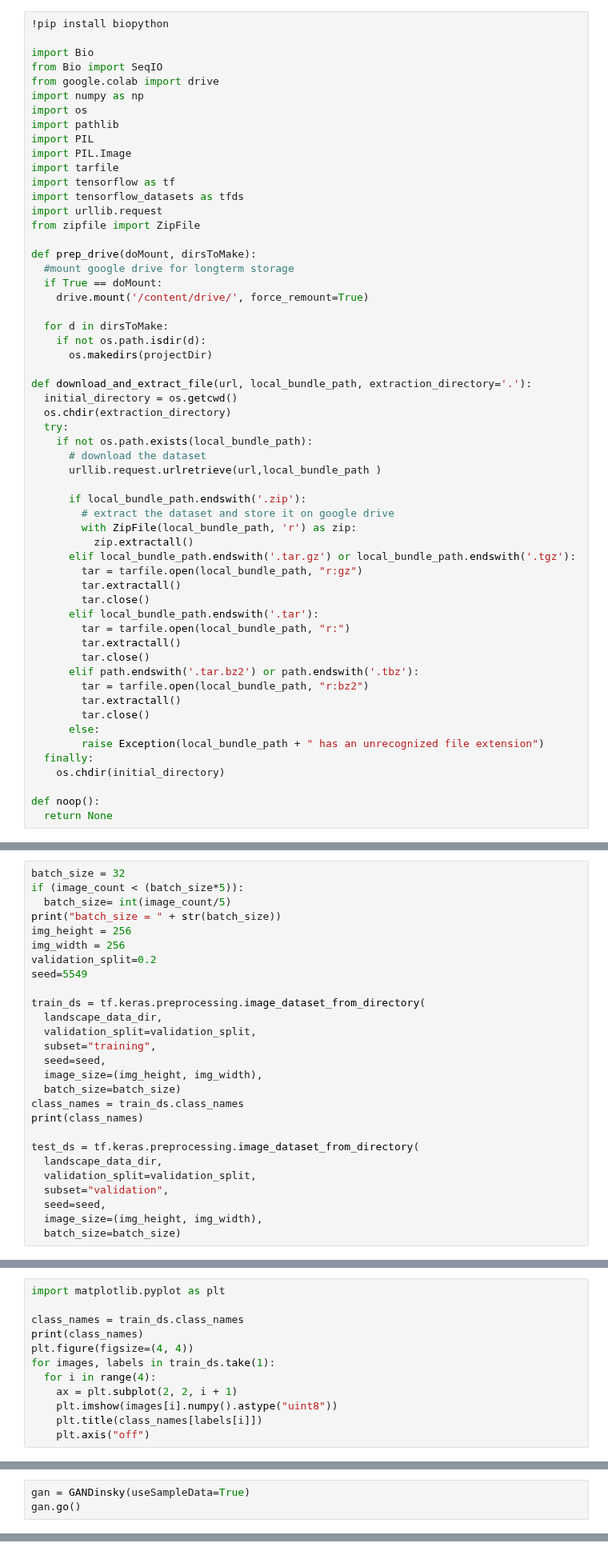
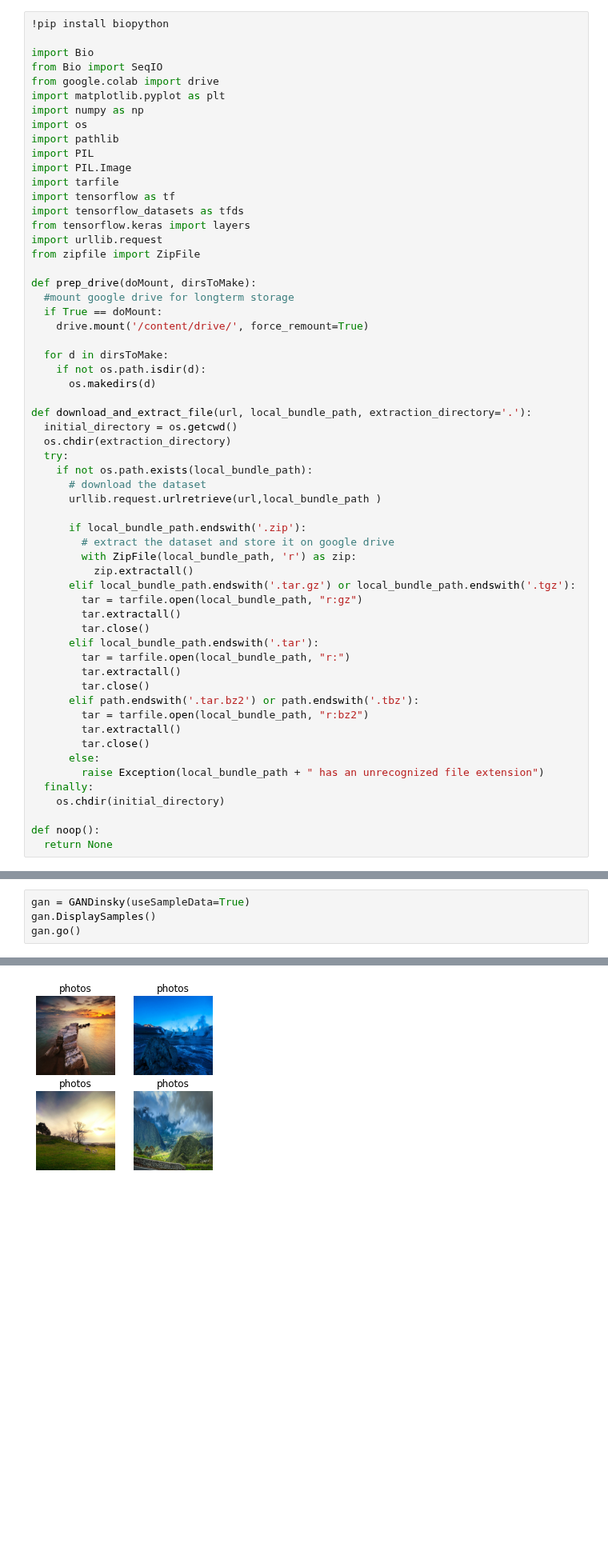
Before and after one commit to bfiegel/DeepLearningProject, a Jupyter notebook: Code/demo.ipynb, the cells around one changed output, grey strips where cells are left out. Shown at 80% size. Cells and saved outputs as stored; diff of their text form; blank space fills up the shorter version.

```diff
--- a/Code/demo.ipynb
+++ b/Code/demo.ipynb
@@ -4,6 +4,7 @@
 import Bio
 from Bio import SeqIO
 from google.colab import drive
+import matplotlib.pyplot as plt
 import numpy as np
 import os
 import pathlib
@@ -12,6 +13,7 @@ import PIL.Image
 import tarfile
 import tensorflow as tf
 import tensorflow_datasets as tfds
+from tensorflow.keras import layers
 import urllib.request
 from zipfile import ZipFile
 
@@ -22,7 +24,7 @@ def prep_drive(doMount, dirsToMake):
 
   for d in dirsToMake:
     if not os.path.isdir(d):
-      os.makedirs(projectDir)
+      os.makedirs(d)
 
 def download_and_extract_file(url, local_bundle_path, extraction_directory='.'):
   initial_directory = os.getcwd()
@@ -73,27 +62,0 @@ landscape_photos = list(landscape_data_dir.glob('photos/*.jpg'))
-# %%
-batch_size = 32
-if (image_count < (batch_size*5)):
-  batch_size= int(image_count/5)
-print("batch_size = " + str(batch_size))
-img_height = 256
-img_width = 256
-validation_split=0.2
-seed=5549
-
-train_ds = tf.keras.preprocessing.image_dataset_from_directory(
-  landscape_data_dir,
-  validation_split=validation_split,
-  subset="training",
-  seed=seed,
-  image_size=(img_height, img_width),
-  batch_size=batch_size)
-class_names = train_ds.class_names
-print(class_names)
-
-test_ds = tf.keras.preprocessing.image_dataset_from_directory(
-  landscape_data_dir,
-  validation_split=validation_split,
-  subset="validation",
-  seed=seed,
-  image_size=(img_height, img_width),
-  batch_size=batch_size)
@@ -107,12 +62,0 @@ Using 12 files for validation.
-# %%
-import matplotlib.pyplot as plt
-
-class_names = train_ds.class_names
-print(class_names)
-plt.figure(figsize=(4, 4))
-for images, labels in train_ds.take(1):
-  for i in range(4):
-    ax = plt.subplot(2, 2, i + 1)
-    plt.imshow(images[i].numpy().astype("uint8"))
-    plt.title(class_names[labels[i]])
-    plt.axis("off")
@@ -318,3 +292,5 @@ SyntaxError: ignored
 # %%
 gan = GANDinsky(useSampleData=True)
+gan.DisplaySamples()
 gan.go()
+# %% [output]
@@ -320,0 +304 @@ gan.go()
+[figure, added]
```
Also changed, not shown: parts of 8 cells of this notebook.
